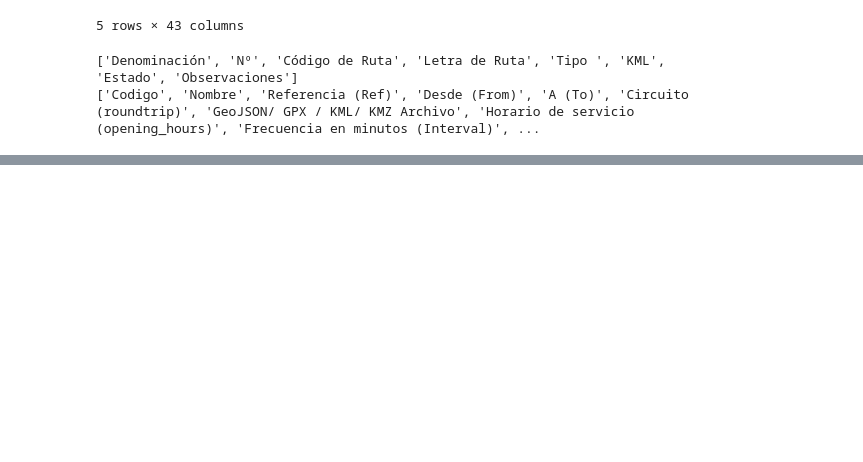
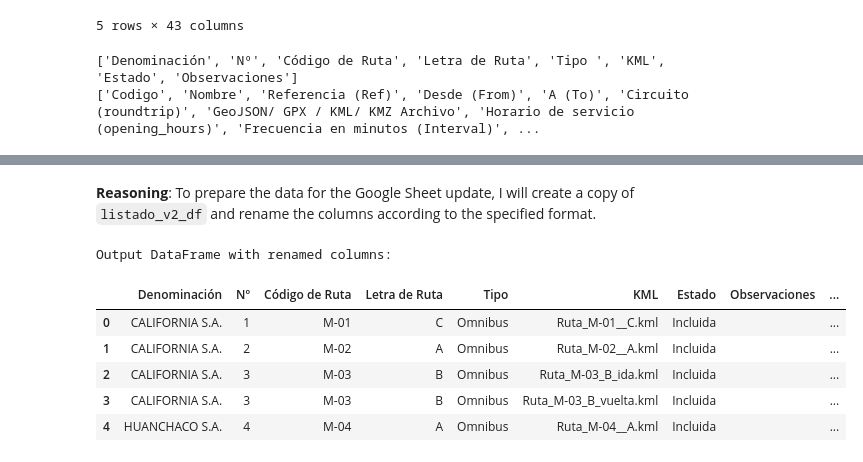
Before and after one commit to leoguti/route-compare, a Jupyter notebook: notebooks/notebooks00_setup.ipynb, the cells around one changed output, grey strips where cells are left out. Cells and saved outputs as stored; diff of their text form; code cells hidden in the pictures; blank space fills up the shorter version.

```diff
--- a/notebooks/notebooks00_setup.ipynb
+++ b/notebooks/notebooks00_setup.ipynb
@@ -164,0 +729,25 @@ print(list(datos_2024_df.columns))
+# %% [markdown]
+**Reasoning**:
+To prepare the data for the Google Sheet update, I will create a copy of `listado_v2_df` and rename the columns according to the specified format.
+# %%
+output_df = listado_v2_df.copy()
+
+output_df = output_df.rename(columns={
+    'codigo_norm_listado': 'Codigo_Normalizado_Listado',
+    'match_status': 'Match_2024',
+    'matched_codigo': 'Codigo_2024',
+    'matched_nombre': 'Nombre_2024',
+    'matched_operador': 'Operador_2024',
+    'suggestions': 'Sugerencia'
+})
+
+print("Output DataFrame with renamed columns:")
+display(output_df.head())
+# %% [output]
+Output DataFrame with renamed columns:
+|  | Denominación | Nº | Código de Ruta | Letra de Ruta | Tipo | KML | Estado | Observaciones | ... |
+| 0 | CALIFORNIA S.A. | 1 | M-01 | C | Omnibus | Ruta_M-01__C.kml | Incluida |  | ... |
+| 1 | CALIFORNIA S.A. | 2 | M-02 | A | Omnibus | Ruta_M-02__A.kml | Incluida |  | ... |
+| 2 | CALIFORNIA S.A. | 3 | M-03 | B | Omnibus | Ruta_M-03_B_ida.kml | Incluida |  | ... |
+| 3 | CALIFORNIA S.A. | 3 | M-03 | B | Omnibus | Ruta_M-03_B_vuelta.kml | Incluida |  | ... |
+| 4 | HUANCHACO S.A. | 4 | M-04 | A | Omnibus | Ruta_M-04__A.kml | Incluida |  | ... |
```
Also changed, not shown: parts of 26 cells of this notebook.
